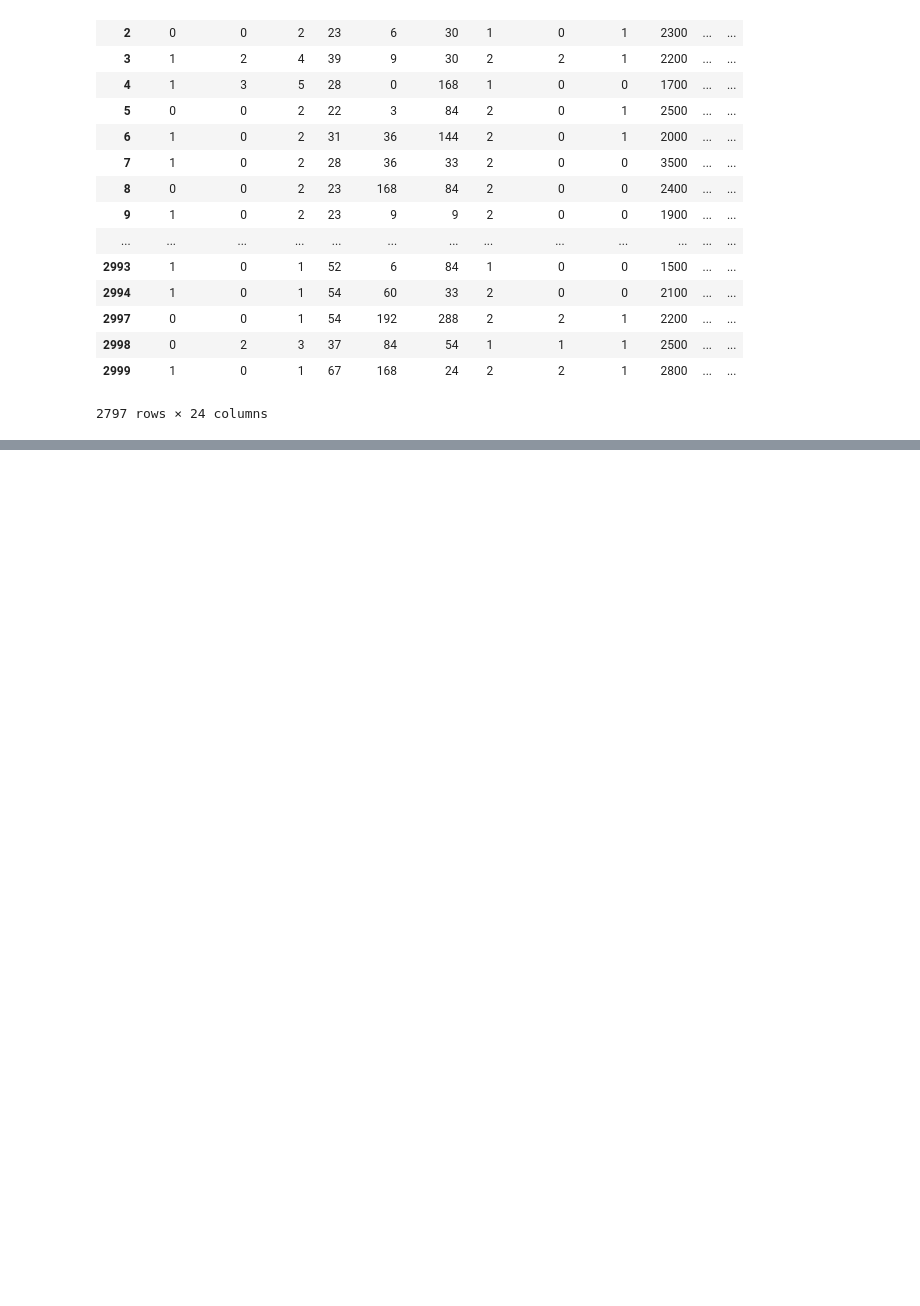
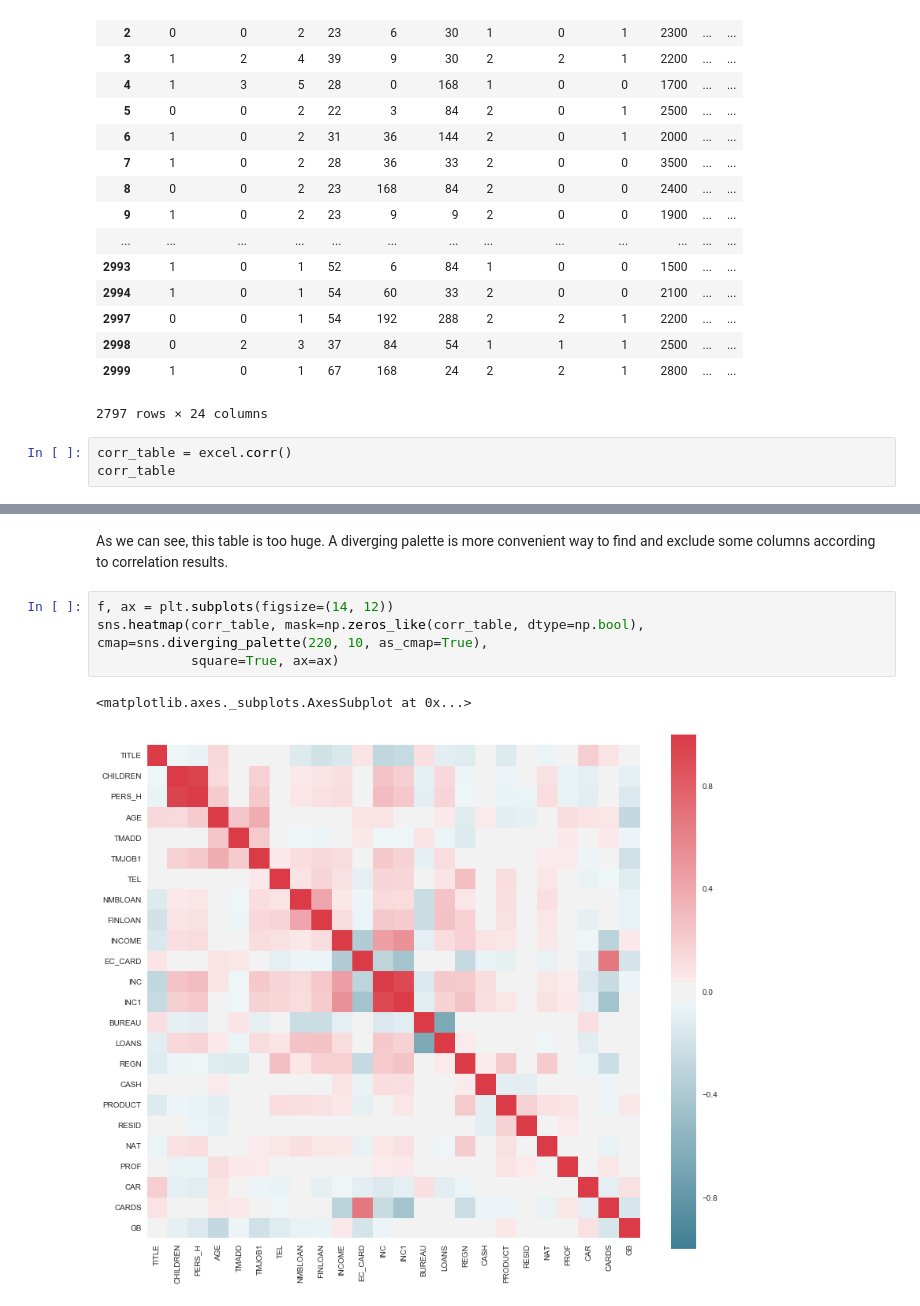
Before and after one commit to anastasiakaida/reliability-assessment, a Jupyter notebook: rel_borrower.ipynb, the cells around one changed output, grey strips where cells are left out. Saved outputs shown, nothing was run; the diff lists cells and outputs as text; blank space fills up the shorter version.

Commit message:
corr() and diverging_palette() usage

```diff
--- a/rel_borrower.ipynb
+++ b/rel_borrower.ipynb
@@ -351,3 +352,6 @@ excel
 | 2998 | 0 | 2 | 3 | 37 | 84 | 54 | 1 | 1 | 1 | 2500 | ... | ... |
 | 2999 | 1 | 0 | 1 | 67 | 168 | 24 | 2 | 2 | 1 | 2800 | ... | ... |
 2797 rows × 24 columns
+# %%
+corr_table = excel.corr()
+corr_table
@@ -353,0 +377,9 @@ excel
+# %% [markdown]
+As we can see, this table is too huge. A diverging palette is more convenient way to find and exclude some columns according to correlation results.
+# %%
+f, ax = plt.subplots(figsize=(14, 12))
+sns.heatmap(corr_table, mask=np.zeros_like(corr_table, dtype=np.bool), cmap=sns.diverging_palette(220, 10, as_cmap=True),
+            square=True, ax=ax)
+# %% [output]
+<matplotlib.axes._subplots.AxesSubplot at 0x...>
+[figure, added]
```
Also changed, not shown: parts of 5 cells of this notebook.
